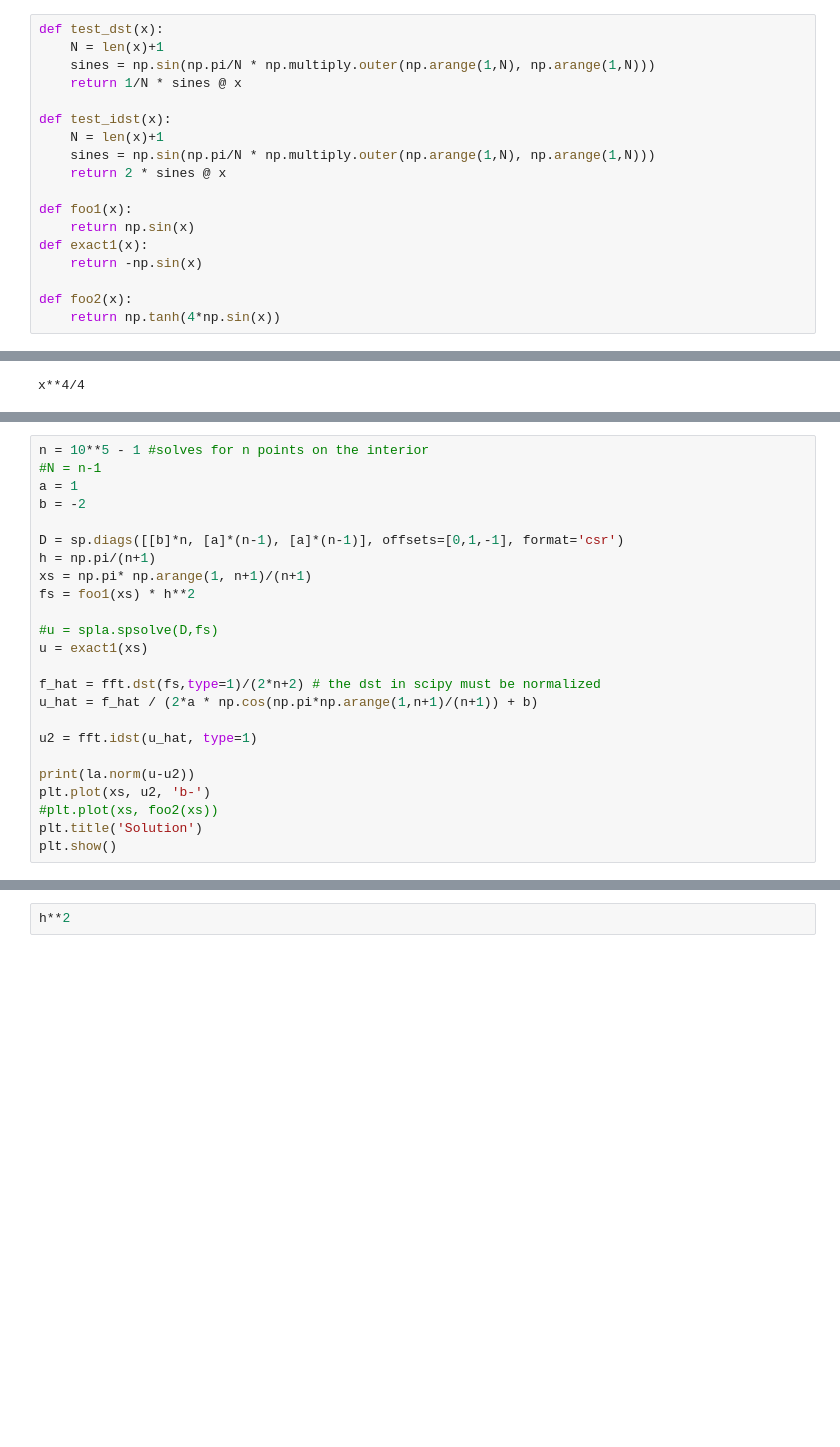
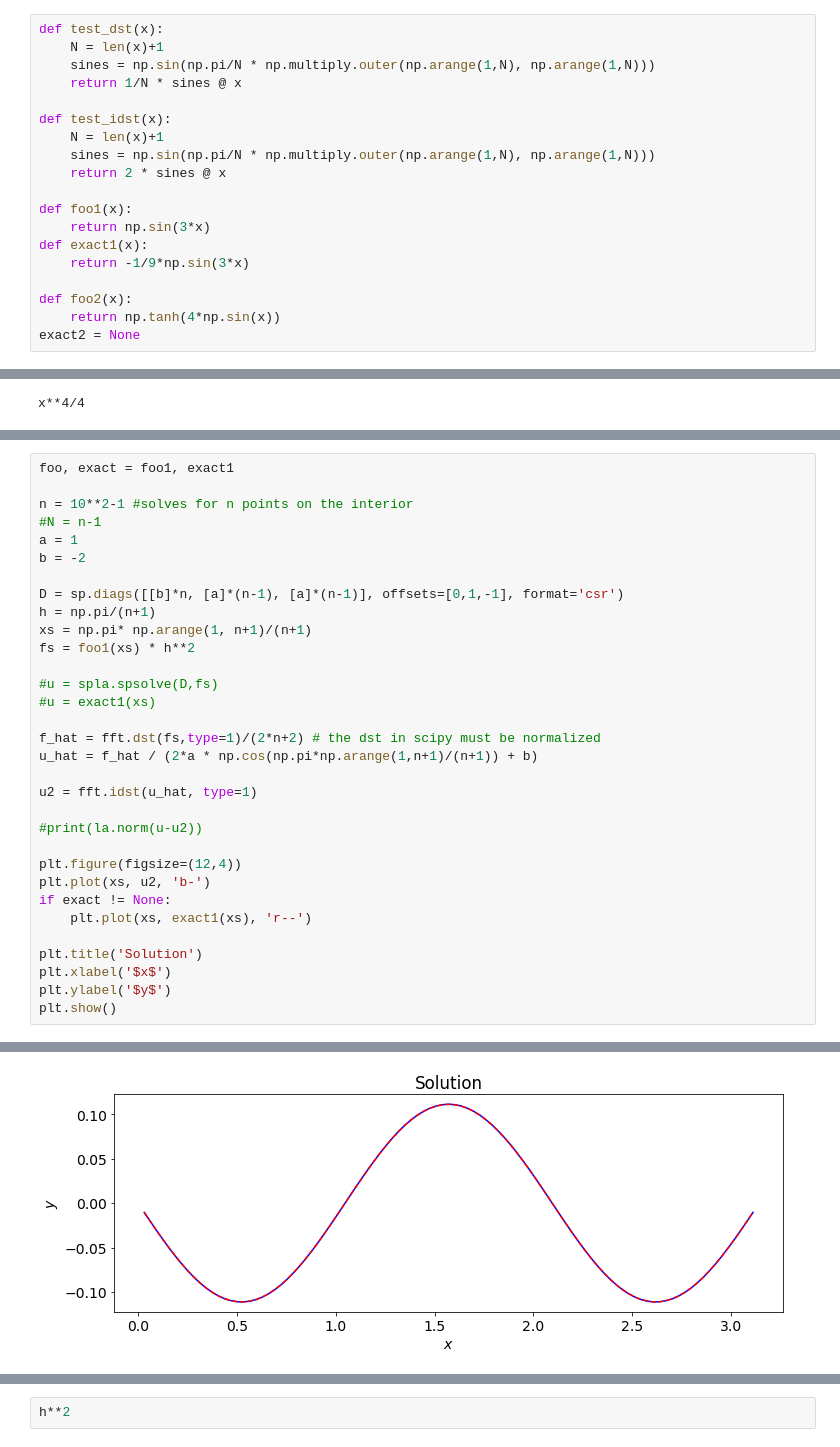
Before and after one commit to shawsa/m567, a Jupyter notebook: hw02.ipynb, the cells around one changed output, grey strips where cells are left out. Saved outputs shown, nothing was run; the diff lists cells and outputs as text; blank space fills up the shorter version.

```diff
--- a/hw02.ipynb
+++ b/hw02.ipynb
@@ -26,12 +133,13 @@ def test_idst(x):
     return 2 * sines @ x
 
 def foo1(x):
-    return np.sin(x)
+    return np.sin(3*x)
 def exact1(x):
-    return -np.sin(x)
+    return -1/9*np.sin(3*x)
 
 def foo2(x):
     return np.tanh(4*np.sin(x))
+exact2 = None
 # %%
 x = smp.symbols('x')
 f = smp.tanh(4*smp.sin(x))
@@ -42,5 +156,7 @@ x**4/4
 # %%
-n = 10**5 - 1 #solves for n points on the interior
+foo, exact = foo1, exact1
+
+n = 10**2-1 #solves for n points on the interior
 #N = n-1
 a = 1
 b = -2
@@ -51,16 +167,22 @@ xs = np.pi* np.arange(1, n+1)/(n+1)
 fs = foo1(xs) * h**2
 
 #u = spla.spsolve(D,fs)
-u = exact1(xs)
+#u = exact1(xs)
 
 f_hat = fft.dst(fs,type=1)/(2*n+2) # the dst in scipy must be normalized
 u_hat = f_hat / (2*a * np.cos(np.pi*np.arange(1,n+1)/(n+1)) + b)
 
 u2 = fft.idst(u_hat, type=1)
 
-print(la.norm(u-u2))
+#print(la.norm(u-u2))
+
+plt.figure(figsize=(12,4))
 plt.plot(xs, u2, 'b-')
-#plt.plot(xs, foo2(xs))
+if exact != None:
+    plt.plot(xs, exact1(xs), 'r--')
+
 plt.title('Solution')
+plt.xlabel('$x$')
+plt.ylabel('$y$')
 plt.show()
 # %% [output]
@@ -69,0 +189 @@ plt.show()
+[figure, added]
```
Also changed, not shown: parts of 28 cells of this notebook, 8 other files.
